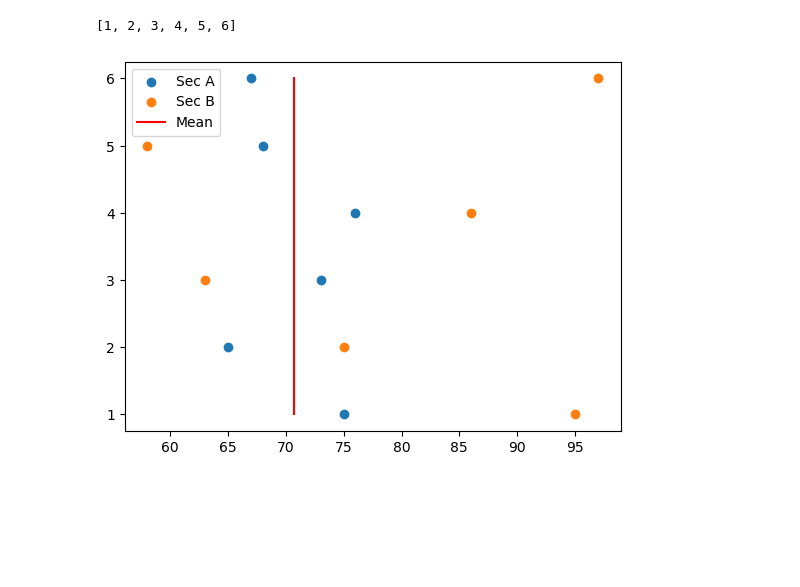
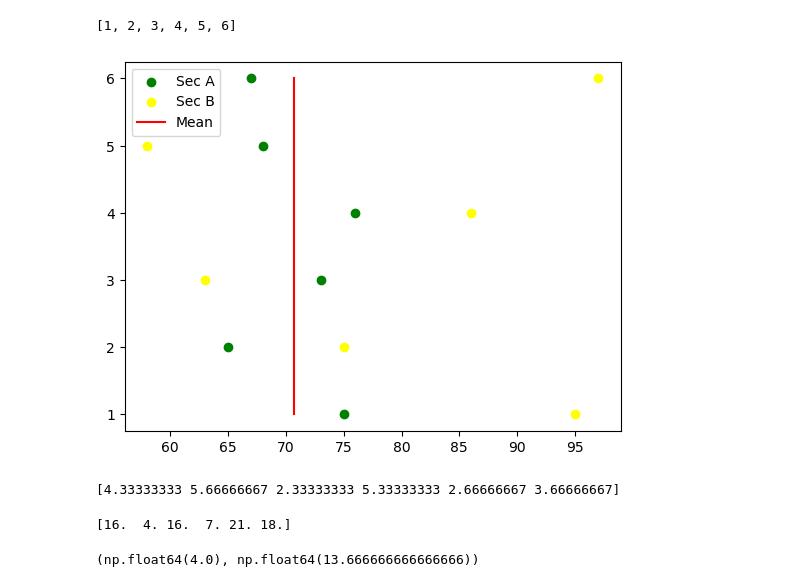
Before and after one commit to Ishan-Official/Hospital-Beds-Management-DataScience, a Jupyter notebook: dataScience_C1.ipynb, the cells around one changed output. Cells and saved outputs as stored; diff of their text form; code cells hidden in the pictures; blank space fills up the shorter version.

```diff
--- a/dataScience_C1.ipynb
+++ b/dataScience_C1.ipynb
@@ -410,12 +410,19 @@ no
 # %% [output]
 [1, 2, 3, 4, 5, 6]
 # %%
-plt.scatter(sec_a, no, label="Sec A")
-plt.scatter(sec_b, no, label="Sec B")
+plt.scatter(sec_a, no, label="Sec A",color="green")
+plt.scatter(sec_b, no, label="Sec B",color="yellow")
 
 plt.plot([mean_a for i in no], no, color="red", label="Mean")
 
-plt.legend()
+plt.legend()   # this is used for display secA ,sec B and mean in corner on graph
 plt.show()
 # %% [output]
-[figure, old version]
+[figure, new version]
+# %%
+# abs1 = sec_a- mean_a   # this is -ve data
+# print(abs1)
+abs1 = np.abs(sec_a- mean_a )  # this is +ve data   converting -ve to +ve
+print(abs1)
+# %% [output]
+[4.33333333 5.66666667 2.33333333 5.33333333 2.66666667 3.66666667]
@@ -421,0 +431,5 @@ plt.show()
+# %%
+abs2= np.abs(sec_b-mean_b)
+print(abs2)
+# %% [output]
+[16.  4. 16.  7. 21. 18.]
@@ -421,0 +438,4 @@ plt.show()
+# %%
+mad_a , mad_b
+# %% [output]
+(np.float64(4.0), np.float64(13.666666666666666))
```
Also changed, not shown: parts of 58 cells of this notebook.
